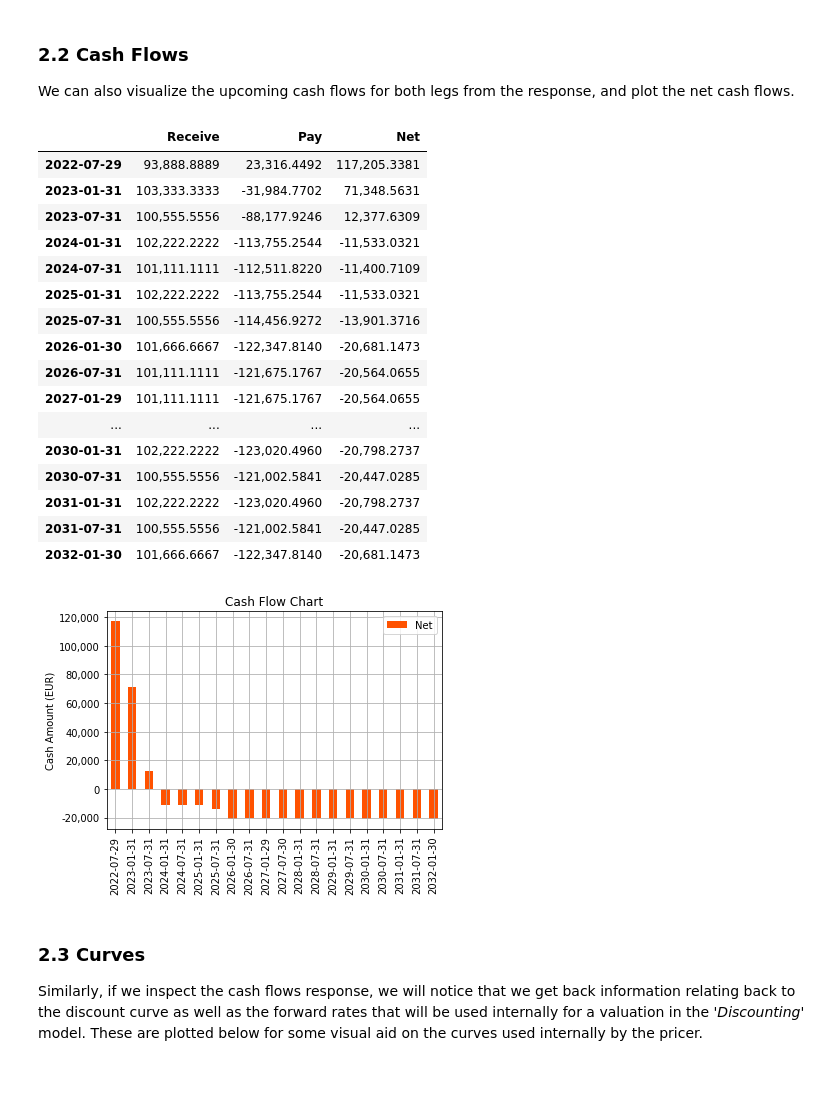
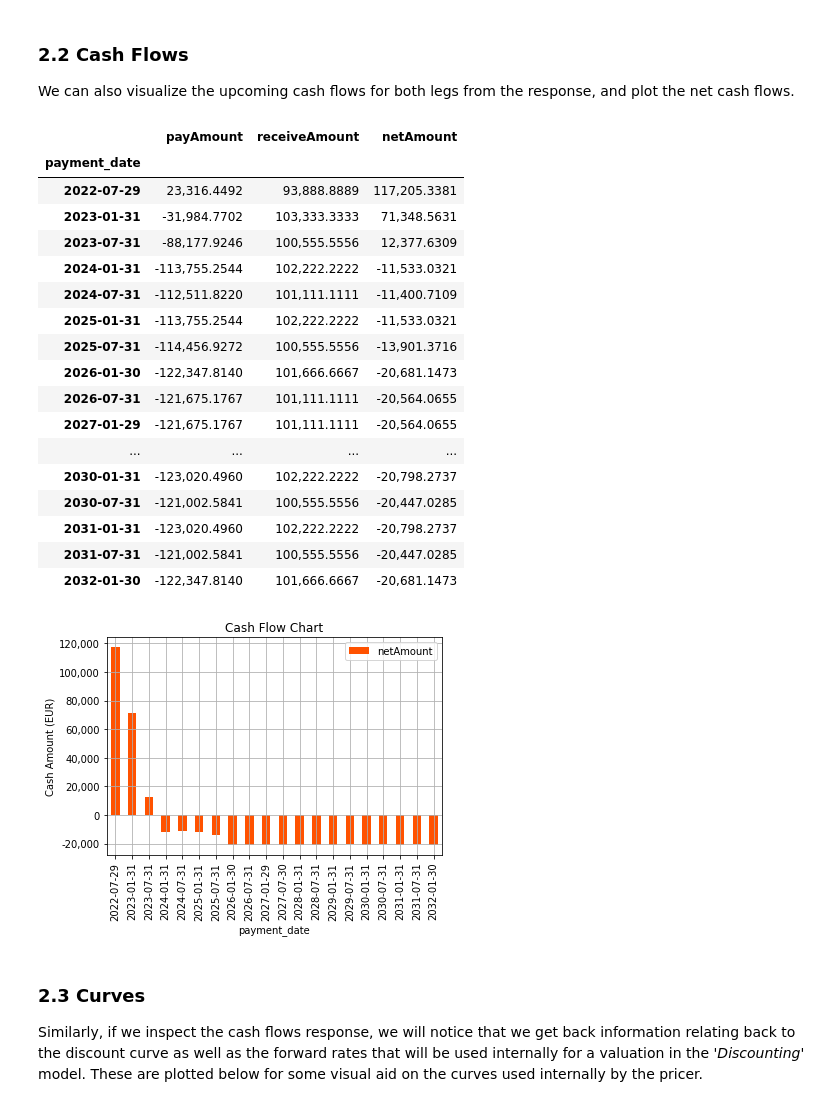
Before and after one commit to fox8090/sample-notebooks, a Jupyter notebook: examples/use-cases/instruments/Interest Rate Swap.ipynb, the cells around one changed output. Saved outputs shown, nothing was run; the diff lists cells and outputs as text; code cells hidden in the pictures; blank space fills up the shorter version.

```diff
--- a/examples/use-cases/instruments/Interest Rate Swap.ipynb
+++ b/examples/use-cases/instruments/Interest Rate Swap.ipynb
@@ -350,7 +347,7 @@ def upsert_discount_factor_curve(
         market_asset: str,
         dates: list,
         discount_factors: list
-):
+) -> None:
 
     """
    Takes in a list of dates and discount factors, which get uploaded as a lusid.ComplexMarketData
@@ -474,0 +472,17 @@ In order to value the swap, and understand how it impacts our cash position, we
+# %%
+# Setup scope and code for the portfolio
+portfolio_scope = "Finbourne-Examples"
+portfolio_code = "EurOis-IRS-Example"
+
+# Set sub-holding key
+strategy_code = "Strategy"
+create_property(
+    api_factory=api_factory,
+    domain="Transaction",
+    scope=portfolio_scope,
+    code=strategy_code,
+    name=strategy_code,
+    data_type="string"
+)
+strategy_key = f"Transaction/{portfolio_scope}/{strategy_code}"
+sub_holding_keys = [strategy_key]
@@ -475,8 +491,5 @@ In order to value the swap, and understand how it impacts our cash position, we
 # %%
-# Setup scope and code for the portfolio
-portfolio_scope = "Finbourne-Examples"
-portfolio_code = "EUROIS-IRS-Example"
-
+# Create portfolio
 try:
     transaction_portfolios_api.create_portfolio(
         scope=portfolio_scope,
@@ -485,11 +498,11 @@ try:
             code=portfolio_code,
             base_currency="EUR",
             created="2010-01-01",
-            sub_holding_keys=[],
+            sub_holding_keys=sub_holding_keys,
             instrument_scopes=[instrument_scope]
         ),
     )
-    print(f"Portfolio for {portfolio_scope} | {portfolio_code} created succesfully.")
+    print(f"Portfolio for {portfolio_scope} | {portfolio_code} created successfully.")
 
 except lu.ApiException as e:
     print(json.loads(e.body)["title"])
@@ -633,43 +664,46 @@ def format_cash_flows_to_df(portfolio_cash_flows_response):
 # %%
 # Request portfolio cash flows
 portfolio_cash_flows = transaction_portfolios_api.get_portfolio_cash_flows(
     scope=portfolio_scope,
     code=portfolio_code,
     effective_at=effective_at,
     window_start=effective_at,
     window_end=end_date,
     recipe_id_scope=market_data_scope,
     recipe_id_code=recipe_code
 )
 
-cash_flows = format_cash_flows_to_df(portfolio_cash_flows)
+# Format cash flow response
+cash_flows = cash_flow_response_to_df(portfolio_cash_flows, True)
 
-ax = cash_flows.plot.bar(y=['Net'], color = ['#ff5200'])
+# Plot net cash flows
+ax = cash_flows.plot.bar(y=['netAmount'], color = ['#ff5200'])
 plt.title('Cash Flow Chart')
 plt.ylabel('Cash Amount (EUR)')
 display(cash_flows)
 ax.yaxis.set_major_formatter(mpl.ticker.StrMethodFormatter('{x:,.0f}'))
 plt.grid()
 plt.show()
 # %% [output]
-|  | Receive | Pay | Net |
-| 2022-07-29 | 93,888.8889 | 23,316.4492 | 117,205.3381 |
-| 2023-01-31 | 103,333.3333 | -31,984.7702 | 71,348.5631 |
-| 2023-07-31 | 100,555.5556 | -88,177.9246 | 12,377.6309 |
-| 2024-01-31 | 102,222.2222 | -113,755.2544 | -11,533.0321 |
-| 2024-07-31 | 101,111.1111 | -112,511.8220 | -11,400.7109 |
-| 2025-01-31 | 102,222.2222 | -113,755.2544 | -11,533.0321 |
-| 2025-07-31 | 100,555.5556 | -114,456.9272 | -13,901.3716 |
-| 2026-01-30 | 101,666.6667 | -122,347.8140 | -20,681.1473 |
-| 2026-07-31 | 101,111.1111 | -121,675.1767 | -20,564.0655 |
-| 2027-01-29 | 101,111.1111 | -121,675.1767 | -20,564.0655 |
+|  | payAmount | receiveAmount | netAmount |
+| payment_date |  |  |  |
+| 2022-07-29 | 23,316.4492 | 93,888.8889 | 117,205.3381 |
+| 2023-01-31 | -31,984.7702 | 103,333.3333 | 71,348.5631 |
+| 2023-07-31 | -88,177.9246 | 100,555.5556 | 12,377.6309 |
+| 2024-01-31 | -113,755.2544 | 102,222.2222 | -11,533.0321 |
+| 2024-07-31 | -112,511.8220 | 101,111.1111 | -11,400.7109 |
+| 2025-01-31 | -113,755.2544 | 102,222.2222 | -11,533.0321 |
+| 2025-07-31 | -114,456.9272 | 100,555.5556 | -13,901.3716 |
+| 2026-01-30 | -122,347.8140 | 101,666.6667 | -20,681.1473 |
+| 2026-07-31 | -121,675.1767 | 101,111.1111 | -20,564.0655 |
+| 2027-01-29 | -121,675.1767 | 101,111.1111 | -20,564.0655 |
 | ... | ... | ... | ... |
-| 2030-01-31 | 102,222.2222 | -123,020.4960 | -20,798.2737 |
-| 2030-07-31 | 100,555.5556 | -121,002.5841 | -20,447.0285 |
-| 2031-01-31 | 102,222.2222 | -123,020.4960 | -20,798.2737 |
-| 2031-07-31 | 100,555.5556 | -121,002.5841 | -20,447.0285 |
-| 2032-01-30 | 101,666.6667 | -122,347.8140 | -20,681.1473 |
+| 2030-01-31 | -123,020.4960 | 102,222.2222 | -20,798.2737 |
+| 2030-07-31 | -121,002.5841 | 100,555.5556 | -20,447.0285 |
+| 2031-01-31 | -123,020.4960 | 102,222.2222 | -20,798.2737 |
+| 2031-07-31 | -121,002.5841 | 100,555.5556 | -20,447.0285 |
+| 2032-01-30 | -122,347.8140 | 101,666.6667 | -20,681.1473 |
-[figure, old version]
+[figure, new version]
 # %% [markdown]
 ### 2.3 Curves
 
```
Also changed, not shown: parts of 28 cells of this notebook, 1 other file.
